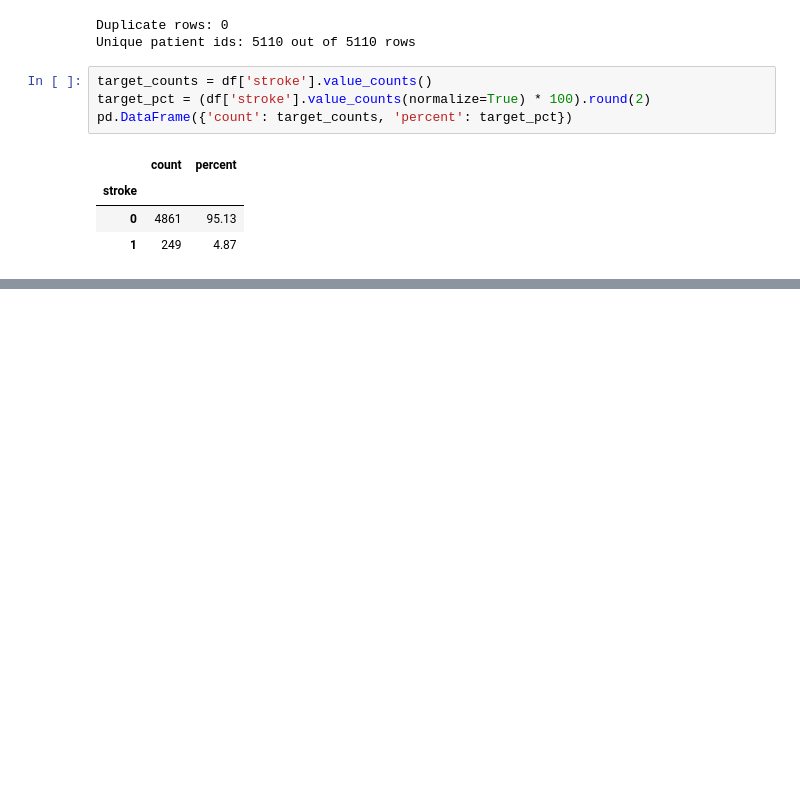
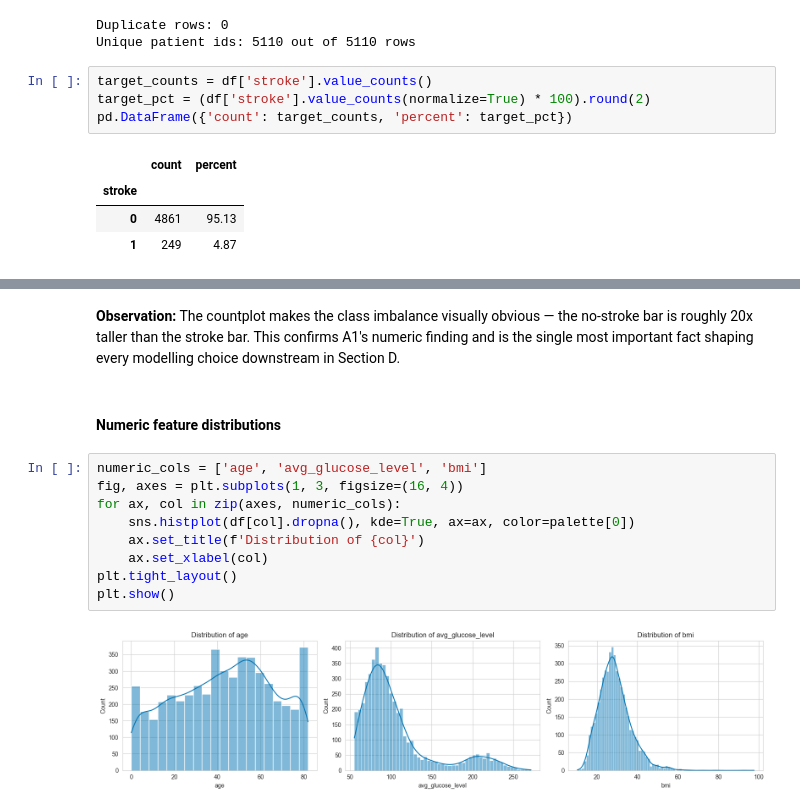
Before and after one commit to Isvarr/capstone_ml, a Jupyter notebook: classification_stroke_partA.ipynb, the cells around one changed output, grey strips where cells are left out. Drawn from its saved outputs; the diff is of its cells as text; blank space fills up the shorter version.

```diff
--- a/classification_stroke_partA.ipynb
+++ b/classification_stroke_partA.ipynb
@@ -82,0 +106,15 @@ pd.DataFrame({'count': target_counts, 'percent': target_pct})
+# %% [markdown]
+**Observation:** The countplot makes the class imbalance visually obvious — the no-stroke bar is roughly 20x taller than the stroke bar. This confirms A1's numeric finding and is the single most important fact shaping every modelling choice downstream in Section D.
+# %% [markdown]
+#### Numeric feature distributions
+# %%
+numeric_cols = ['age', 'avg_glucose_level', 'bmi']
+fig, axes = plt.subplots(1, 3, figsize=(16, 4))
+for ax, col in zip(axes, numeric_cols):
+    sns.histplot(df[col].dropna(), kde=True, ax=ax, color=palette[0])
+    ax.set_title(f'Distribution of {col}')
+    ax.set_xlabel(col)
+plt.tight_layout()
+plt.show()
+# %% [output]
+[figure, added]
```
Also changed, not shown: parts of 14 cells of this notebook.
